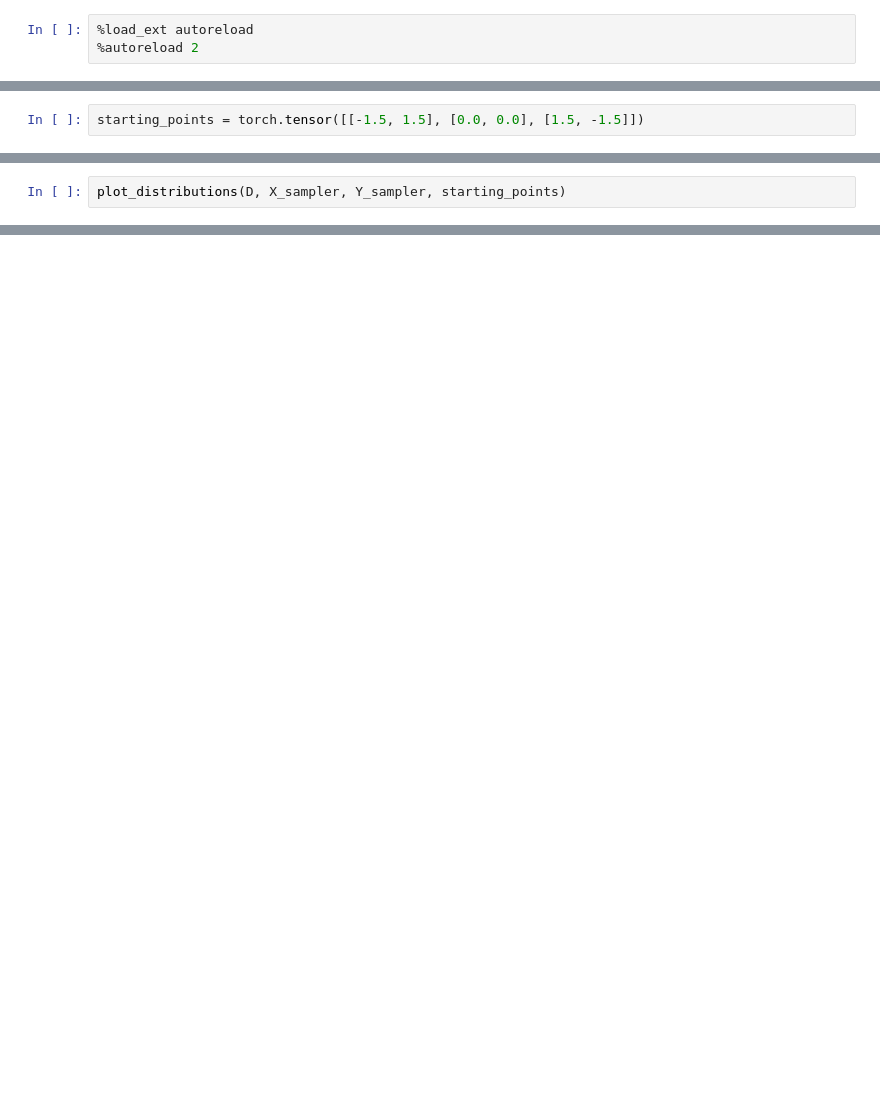
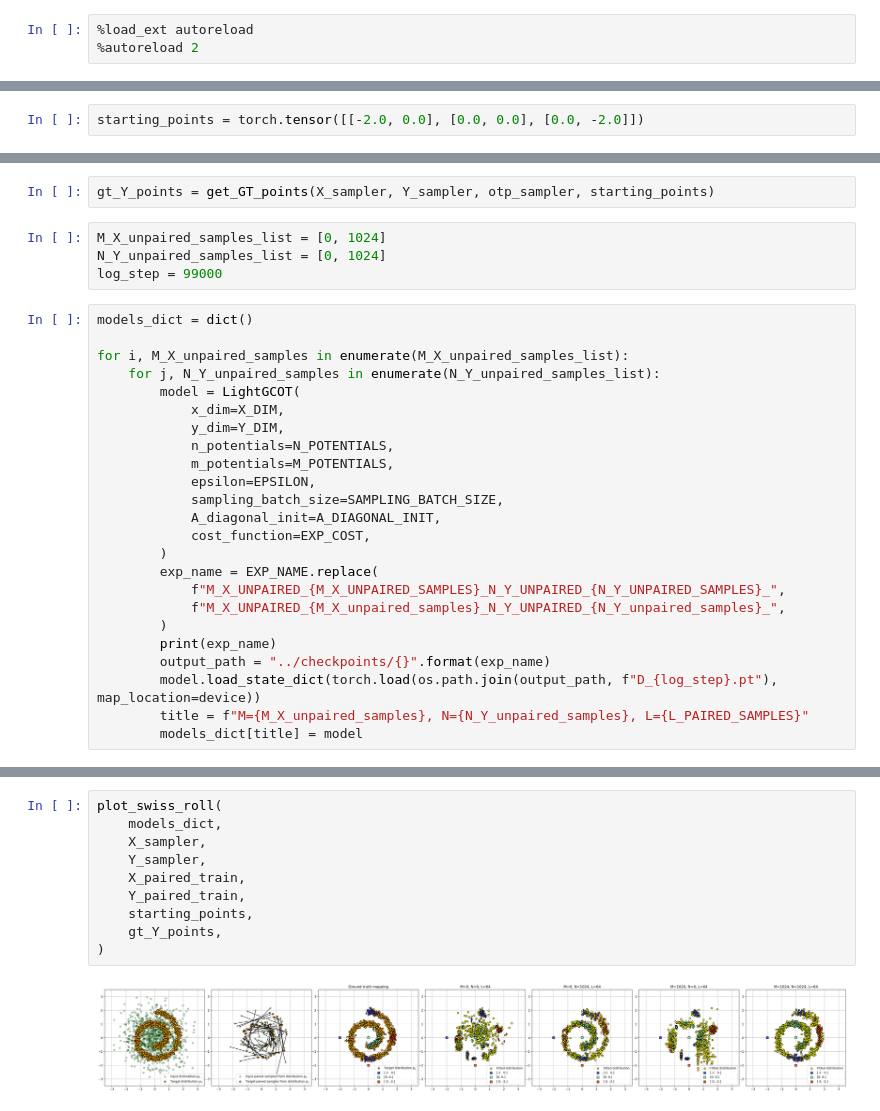
Before and after one commit to MuXauJl11110/EBiEOT, a Jupyter notebook: notebooks/swiss_roll_plot.ipynb, the cells around one changed output, grey strips where cells are left out. Cells and saved outputs as stored; diff of their text form; blank space fills up the shorter version.

```diff
--- a/notebooks/swiss_roll_plot.ipynb
+++ b/notebooks/swiss_roll_plot.ipynb
@@ -57,2 +121,2 @@ np.random.seed(SEED)
 # %%
-starting_points = torch.tensor([[-1.5, 1.5], [0.0, 0.0], [1.5, -1.5]])
+starting_points = torch.tensor([[-2.0, 0.0], [0.0, 0.0], [0.0, -2.0]])
@@ -63,2 +123,30 @@ plot_B_parameters(D, starting_points)
 # %%
-plot_distributions(D, X_sampler, Y_sampler, starting_points)
+gt_Y_points = get_GT_points(X_sampler, Y_sampler, otp_sampler, starting_points)
+# %%
+M_X_unpaired_samples_list = [0, 1024]
+N_Y_unpaired_samples_list = [0, 1024]
+log_step = 99000
+# %%
+models_dict = dict()
+
+for i, M_X_unpaired_samples in enumerate(M_X_unpaired_samples_list):
+    for j, N_Y_unpaired_samples in enumerate(N_Y_unpaired_samples_list):
+        model = LightGCOT(
+            x_dim=X_DIM,
+            y_dim=Y_DIM,
+            n_potentials=N_POTENTIALS,
+            m_potentials=M_POTENTIALS,
+            epsilon=EPSILON,
+            sampling_batch_size=SAMPLING_BATCH_SIZE,
+            A_diagonal_init=A_DIAGONAL_INIT,
+            cost_function=EXP_COST,
+        )
+        exp_name = EXP_NAME.replace(
+            f"M_X_UNPAIRED_{M_X_UNPAIRED_SAMPLES}_N_Y_UNPAIRED_{N_Y_UNPAIRED_SAMPLES}_",
+            f"M_X_UNPAIRED_{M_X_unpaired_samples}_N_Y_UNPAIRED_{N_Y_unpaired_samples}_",
+        )
+        print(exp_name)
+        output_path = "../checkpoints/{}".format(exp_name)
+        model.load_state_dict(torch.load(os.path.join(output_path, f"D_{log_step}.pt"), map_location=device))
+        title = f"M={M_X_unpaired_samples}, N={N_Y_unpaired_samples}, L={L_PAIRED_SAMPLES}"
+        models_dict[title] = model
@@ -64,0 +158,12 @@ plot_distributions(D, X_sampler, Y_sampler, starting_points)
+# %%
+plot_swiss_roll(
+    models_dict,
+    X_sampler,
+    Y_sampler,
+    X_paired_train,
+    Y_paired_train,
+    starting_points,
+    gt_Y_points,
+)
+# %% [output]
+[figure, added]
```
Also changed, not shown: parts of 22 cells of this notebook, 4 other files.
